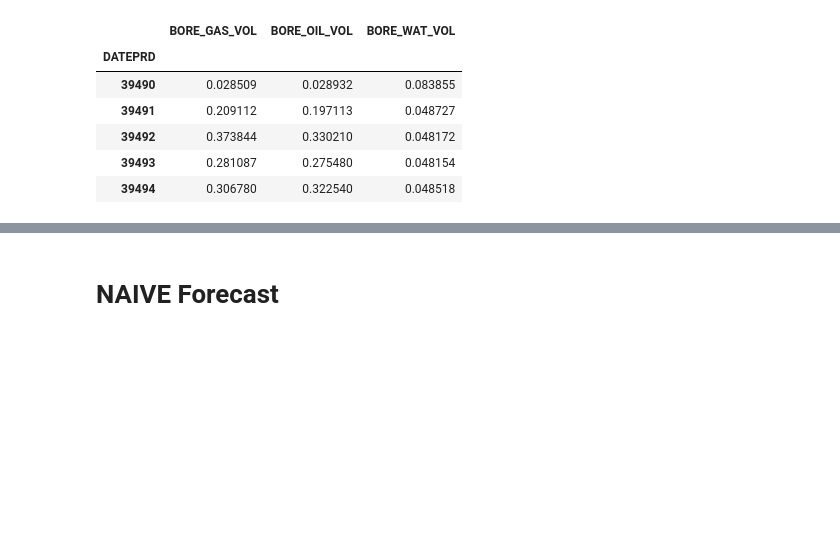
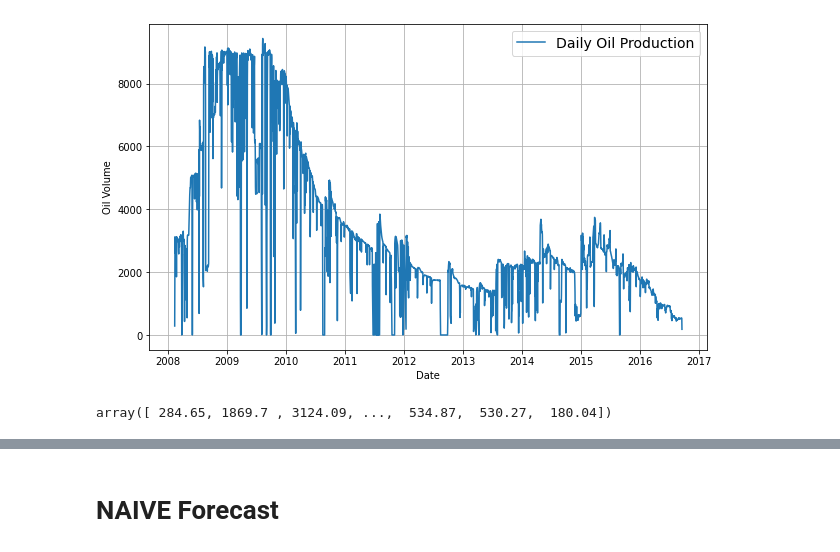
Before and after one commit to topefolorunso/NN-Based-Oil-Prediction-Model-w-Time-Series-Forecasting, a Jupyter notebook: 507_508/model.ipynb, the cells around one changed output, grey strips where cells are left out. Saved outputs shown, nothing was run; the diff lists cells and outputs as text; code cells hidden in the pictures; blank space fills up the shorter version.

```diff
--- a/507_508/model.ipynb
+++ b/507_508/model.ipynb
@@ -43,23 +43,9 @@ df.head()
-# %%
-scaler = MinMaxScaler(feature_range=(0, 1))
-scaled = scaler.fit_transform(df)
-
-scaled_df = pd.DataFrame(scaled, index=df.index, columns=df.columns)
-scaled_df.head()
-# %% [output]
-|  | BORE_GAS_VOL | BORE_OIL_VOL | BORE_WAT_VOL |
-| DATEPRD |  |  |  |
-| 39490 | 0.028509 | 0.028932 | 0.083855 |
-| 39491 | 0.209112 | 0.197113 | 0.048727 |
-| 39492 | 0.373844 | 0.330210 | 0.048172 |
-| 39493 | 0.281087 | 0.275480 | 0.048154 |
-| 39494 | 0.306780 | 0.322540 | 0.048518 |
 # %%
 #function to plot a series
-def plot_series(x, y, format="-", start=None, end=None, label=None):
+def plot_series(x, y, ylabel=None, format="-", start=None, end=None, label=None):
     plt.plot(x[start:end], y[start:end], format, label=label)
     plt.xlabel("Date")
-    plt.ylabel("Oil Volume")
+    plt.ylabel(f"{ylabel} Volume")
     if label:
         plt.legend(fontsize=14)
     plt.grid(True)
@@ -73,3 +59,14 @@ def refresh():
 class ResetStatesCallback(Callback):
     def on_epoch_begin(self, epoch, logs):
         self.model.reset_states()
+# %%
+oil_data = df.BORE_OIL_VOL.to_numpy()
+
+plt.figure(figsize=(10, 6))
+plot_series(date, oil_data, "Oil", label="Daily Oil Production")
+plt.show()
+
+oil_data
+# %% [output]
+[figure, added]
+array([ 284.65, 1869.7 , 3124.09, ...,  534.87,  530.27,  180.04])
```
Also changed, not shown: parts of 60 cells of this notebook, 11 other files.
